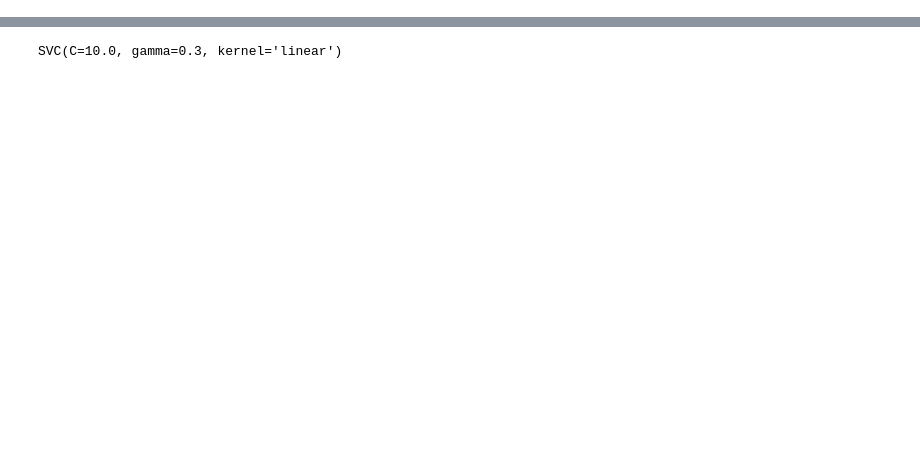
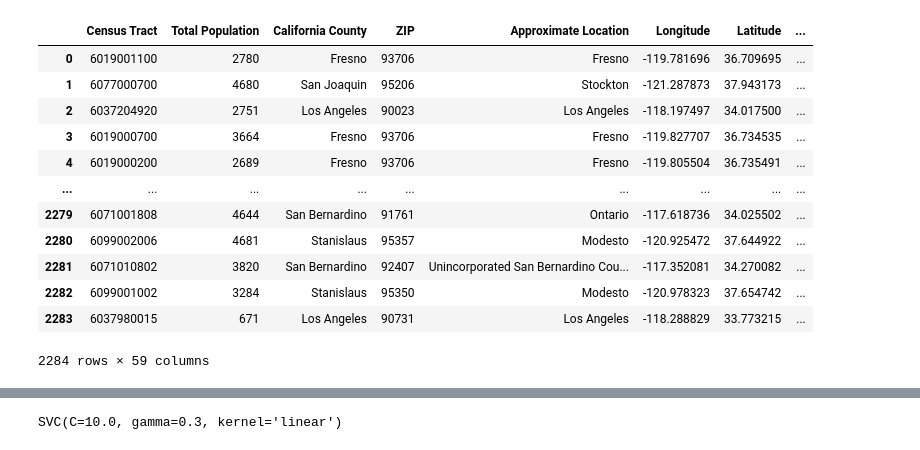
Before and after one commit to DiegoOzuna/Intro-Artificial-Intelligence, a Jupyter notebook: DACs_Classification/DACs_classification.ipynb, the cells around one changed output, grey strips where cells are left out. Cells and saved outputs as stored; diff of their text form; code cells hidden in the pictures; blank space fills up the shorter version.

```diff
--- a/DACs_Classification/DACs_classification.ipynb
+++ b/DACs_Classification/DACs_classification.ipynb
@@ -42,5 +60,21 @@ The size of the given dataframe is:  (2284, 59)
 [figure]
 [figure]
+# %%
+df
+# %% [output]
+|  | Census Tract | Total Population | California County | ZIP | Approximate Location | Longitude | Latitude | ... |
+| 0 | 6019001100 | 2780 | Fresno | 93706 | Fresno | -119.781696 | 36.709695 | ... |
+| 1 | 6077000700 | 4680 | San Joaquin | 95206 | Stockton | -121.287873 | 37.943173 | ... |
+| 2 | 6037204920 | 2751 | Los Angeles | 90023 | Los Angeles | -118.197497 | 34.017500 | ... |
+| 3 | 6019000700 | 3664 | Fresno | 93706 | Fresno | -119.827707 | 36.734535 | ... |
+| 4 | 6019000200 | 2689 | Fresno | 93706 | Fresno | -119.805504 | 36.735491 | ... |
+| ... | ... | ... | ... | ... | ... | ... | ... | ... |
+| 2279 | 6071001808 | 4644 | San Bernardino | 91761 | Ontario | -117.618736 | 34.025502 | ... |
+| 2280 | 6099002006 | 4681 | Stanislaus | 95357 | Modesto | -120.925472 | 37.644922 | ... |
+| 2281 | 6071010802 | 3820 | San Bernardino | 92407 | Unincorporated San Bernardino Cou... | -117.352081 | 34.270082 | ... |
+| 2282 | 6099001002 | 3284 | Stanislaus | 95350 | Modesto | -120.978323 | 37.654742 | ... |
+| 2283 | 6037980015 | 671 | Los Angeles | 90731 | Los Angeles | -118.288829 | 33.773215 | ... |
+2284 rows × 59 columns
 # %%
 # Step 3:
 #Clean the dataset - you can eitherhandle the missing values in the dataset
```
Also changed, not shown: parts of 10 cells of this notebook.
